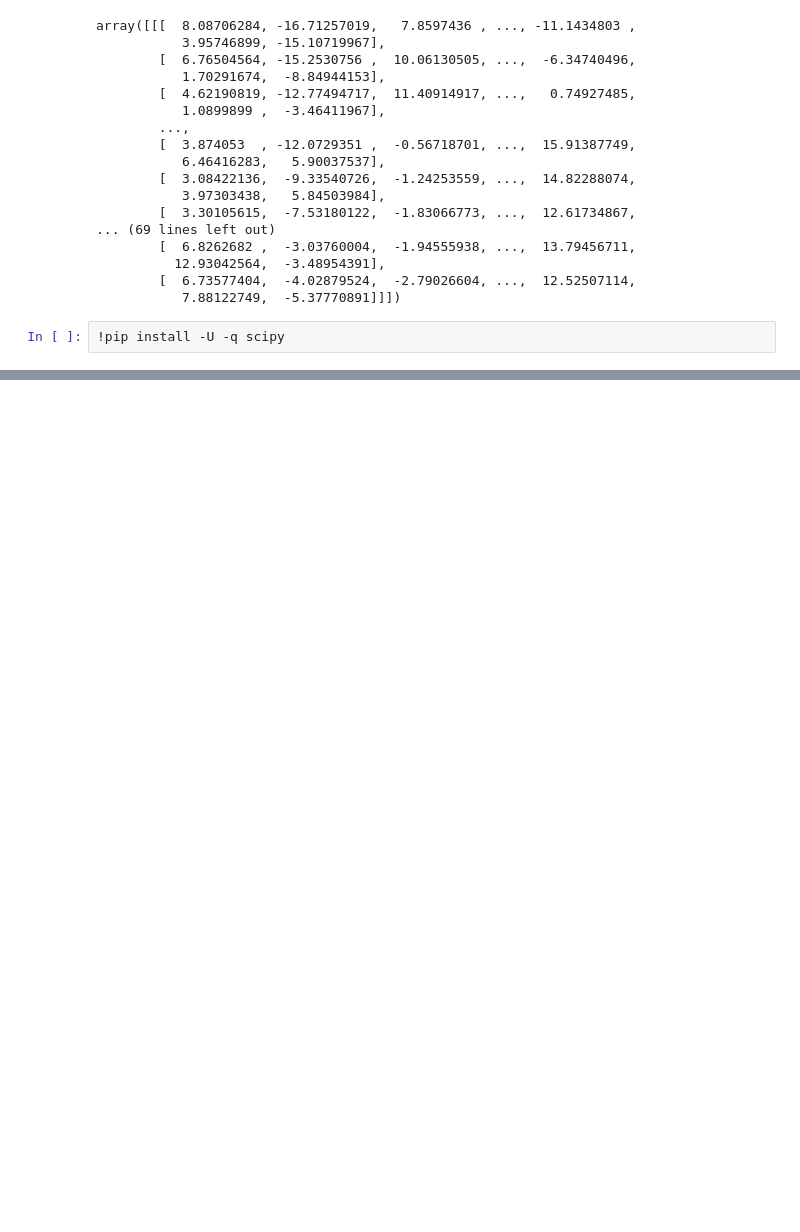
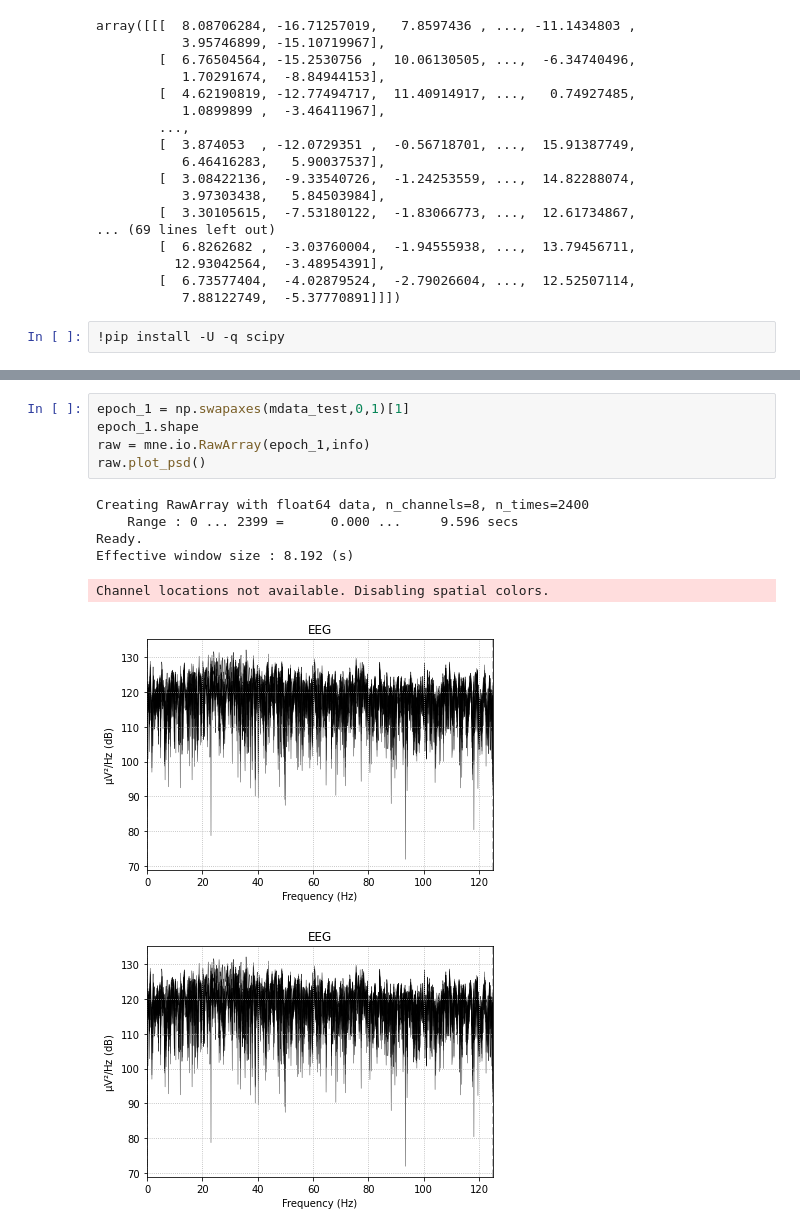
Before and after one commit to dpostolovski/eeg_is, a Jupyter notebook: IS_project.ipynb, the cells around one changed output, grey strips where cells are left out. Cells and saved outputs as stored; diff of their text form; blank space fills up the shorter version.

```diff
--- a/IS_project.ipynb
+++ b/IS_project.ipynb
@@ -45,0 +92,13 @@ array([[[  8.08706284, -16.71257019,   7.8597436 , ..., -11.1434803 ,
+# %%
+epoch_1 = np.swapaxes(mdata_test,0,1)[1]
+epoch_1.shape
+raw = mne.io.RawArray(epoch_1,info)
+raw.plot_psd()
+# %% [output]
+Creating RawArray with float64 data, n_channels=8, n_times=2400
+    Range : 0 ... 2399 =      0.000 ...     9.596 secs
+Ready.
+Effective window size : 8.192 (s)
+Channel locations not available. Disabling spatial colors.
+[figure, added]
+[figure, added]
```
Also changed, not shown: parts of 9 cells of this notebook.
